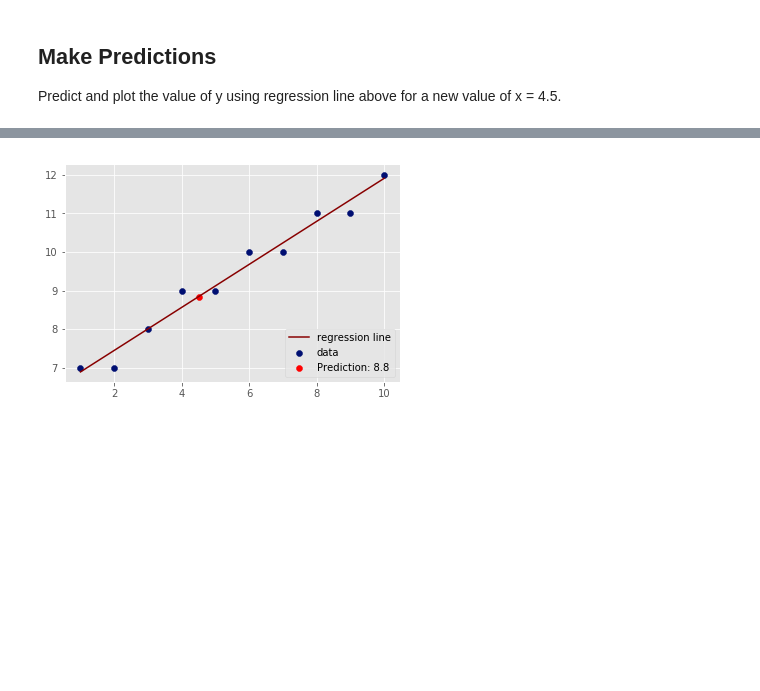
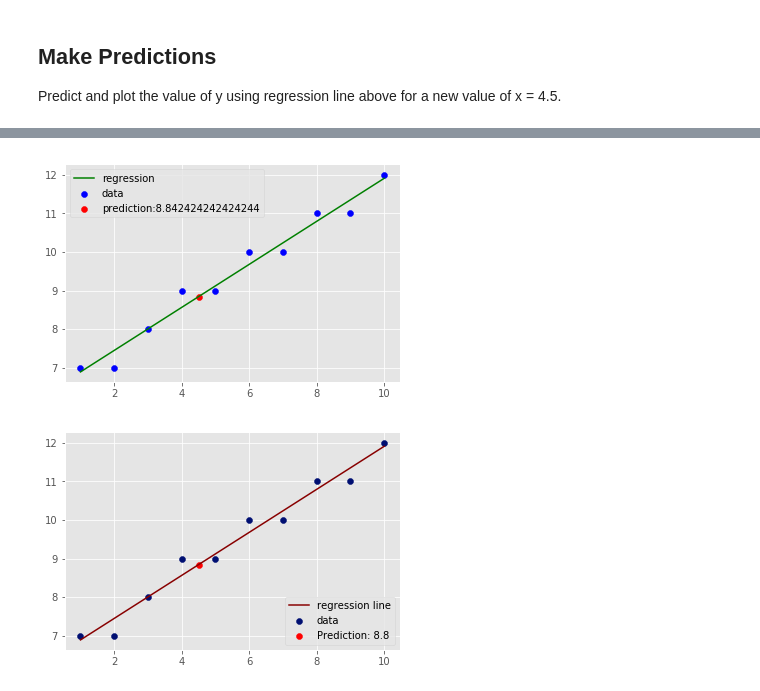
Before and after one commit to mandoiwanaga/dsc-0-10-10-complete-regression-seattle-ds-career-040119, a Jupyter notebook: index.ipynb, the cells around one changed output, grey strips where cells are left out. Saved outputs shown, nothing was run; the diff lists cells and outputs as text; code cells hidden in the pictures; blank space fills up the shorter version.

```diff
--- a/index.ipynb
+++ b/index.ipynb
@@ -153,7 +153,7 @@ y_new = m*x_new+b
 
 plt.scatter(X,Y, color='b', label='data')
 plt.plot(X, Y_pred, color='g', label='regression')
-plt.scatter(x_new, y_new, color='r', label='prediction:'+ str(y_new)
+plt.scatter(x_new, y_new, color='r', label='prediction:' + str(y_new))
 plt.legend()
 plt.show()
 # %% [output]
@@ -161,3 +160,4 @@ SyntaxError: invalid syntax (<ipython-input-33-405f5294ec1d>, line 8)
+[figure, added]
 # %%
 # %% [output]
 [figure]
```
Also changed, not shown: parts of 1 cell of this notebook.
